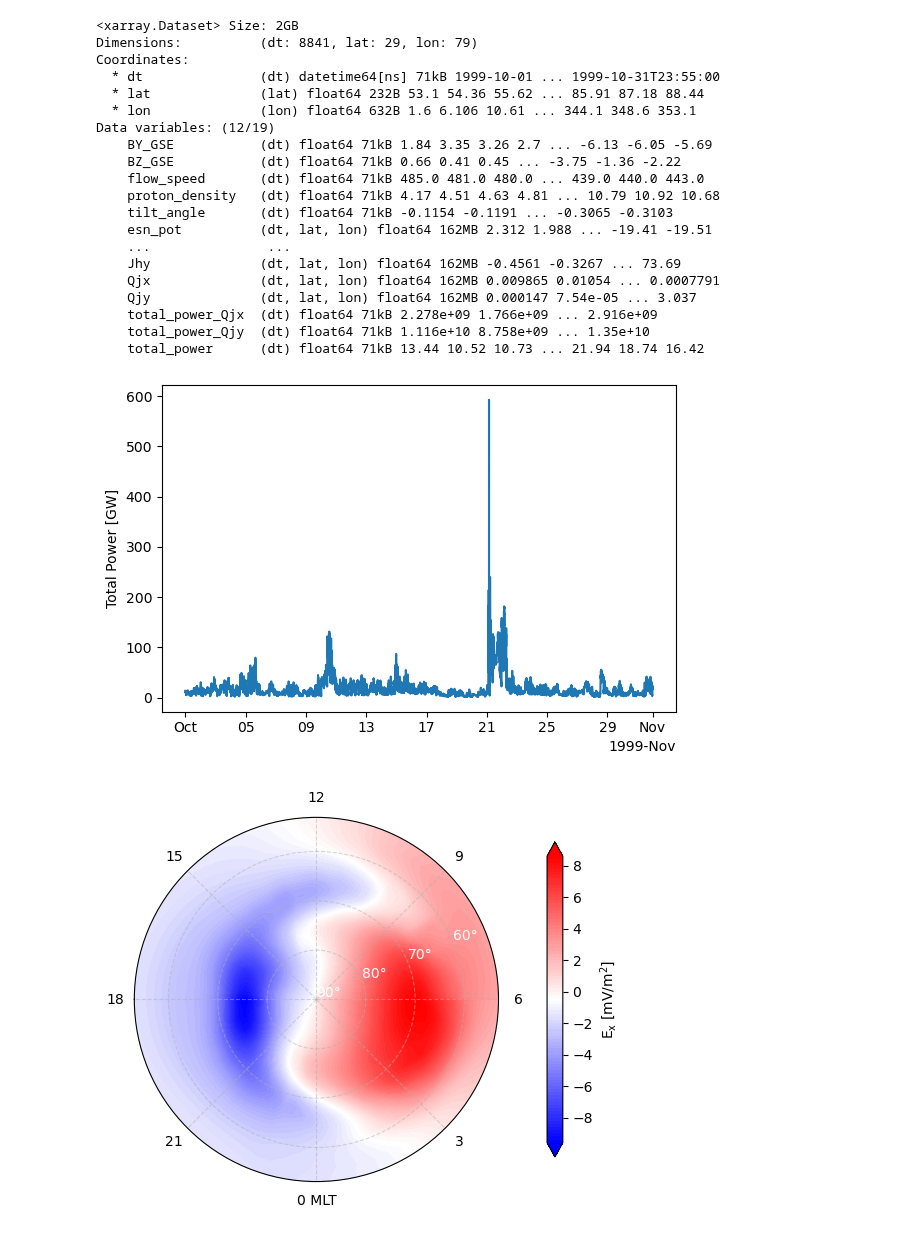
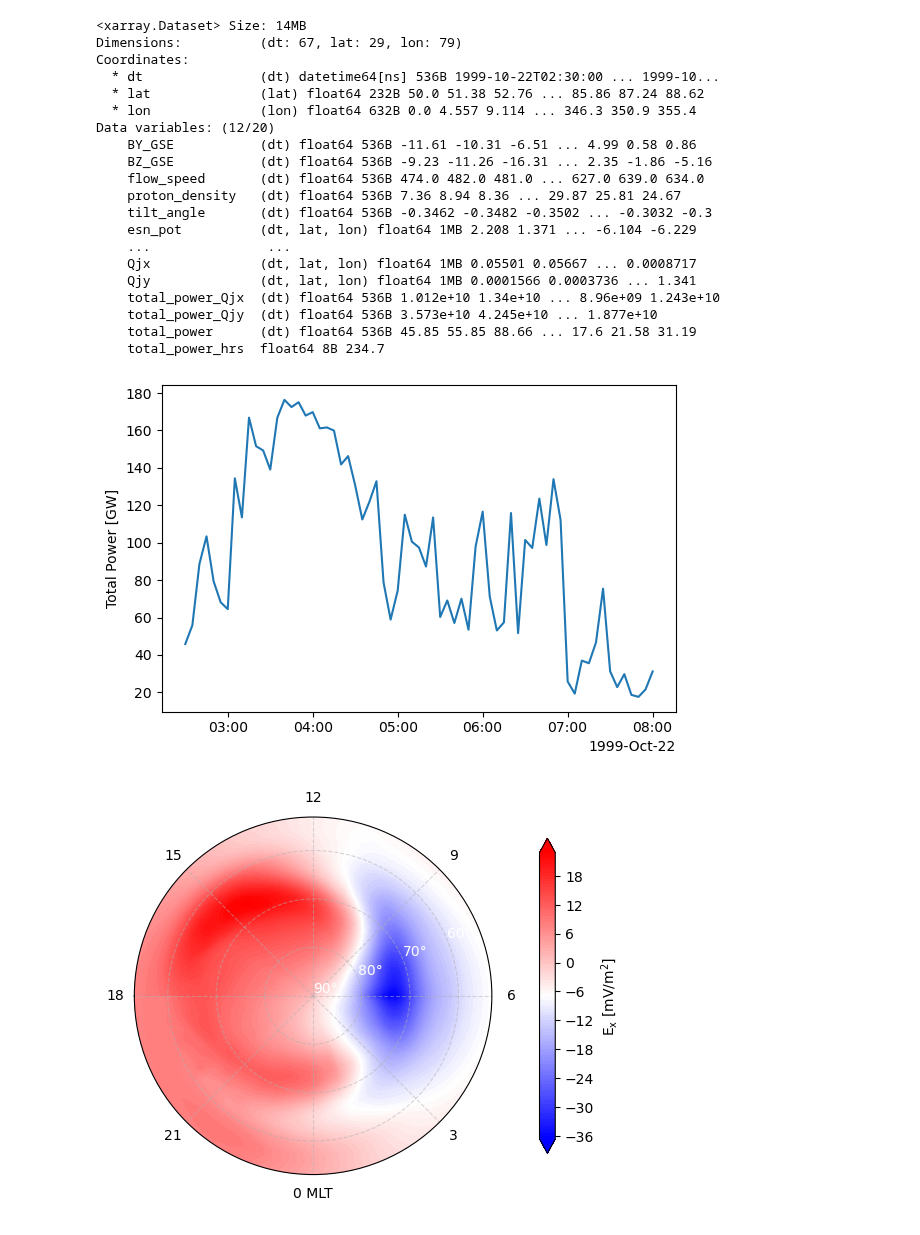
Before and after one commit to reddy-sachin/REPPU-ESN2, a Jupyter notebook: AE/Qj_ESN.ipynb, the cells around one changed output. Drawn from its saved outputs; the diff is of its cells as text; code cells hidden in the pictures.

```diff
--- a/AE/Qj_ESN.ipynb
+++ b/AE/Qj_ESN.ipynb
@@ -39,9 +40,12 @@ def open_omni():
     df['Timestamp_1min_omni'] = pd.to_datetime(df['Timestamp_1min_omni'])
 
     #df = df[df['Timestamp_1min_omni'] == '1999-10-22 05:50:00']
-    #df = df[df['Timestamp_1min_omni'].between('1999-10-22 03:00:00', '1999-10-22 08:30:00')]
+    df = df[df['Timestamp_1min_omni'].between('1999-10-22 02:30:00', '1999-10-22 08:00:00')]
     #df = df[df['Timestamp_1min_omni'].between('2004-01-01 00:00:00', '2004-12-31 23:59:59')]
-    #df = df[df['Timestamp_1min_omni'].between('1999-10-22 03:00:00', '1999-10-22 08:30:00')]
+    #df = df[df['Timestamp_1min_omni'].between('1999-10-21 21:00:00', '1999-10-23 00:00:00')]
+
+    #Weimer comparison
+    #df = df[df['Timestamp_1min_omni'].between('1995-10-18 15:00:00', '1995-10-19 00:00:00')]
 
     df = df.set_index('Timestamp_1min_omni')
     #df = df.resample('1h').mean(numeric_only=True)
@@ -70,9 +74,22 @@ def split_to_df(df):
 
     df = df.copy()
 
+    def calculate_tilt_angle(row):
+        t0 = datetime.datetime(1970, 1, 1)
+        t1 = row['Timestamp_1min_omni']
+        tdiff = (t1 - t0).total_seconds()
+        tilt_angle = geopack.recalc(tdiff) # Calculate dipole tilt angle
+
+        return tilt_angle
+
+    df['tilt_angle'] = df.apply(calculate_tilt_angle, axis=1)
+
     #create grid of lat and lon
-    lat = np.linspace(53.1, 89.7, 30) #30 intervals between 53.1° to 89.7°
-    lon = np.linspace(1.6, 357.6, 80) #80 intervals between 1.6° to 357.6°
+    lat = np.linspace(50, 90, 30) #30 intervals between 53.1° to 89.7°
+    lon = np.linspace(0, 360, 80) #80 intervals between 1.6° to 357.6°
+
+    #lat = np.linspace(53.1, 89.7, 30) #30 intervals between 53.1° to 89.7°
+    #lon = np.linspace(1.6, 357.6, 80) #80 intervals between 1.6° to 357.6°
 
     lat_mesh, lon_mesh = np.meshgrid(lat, lon)
     lats = lat_mesh.flatten()
@@ -208,7 +225,8 @@ def calculate_E(ds):
         delta_x = dlat * radius #111.32 km per degree
         delta_y = dlon * radius * np.cos(np.radians(lat1))
 
-        area = delta_x * delta_y
+        #area = delta_x * delta_y
+        area = radius**2 * (np.sin(np.radians(lat2)) - np.sin(np.radians(lat1))) * (np.radians(lon2) - np.radians(lon1))
         #avg_lat = np.radians(lat1 + lat2) / 2
         #area = radius**2 *  dlat * dlon * np.cos(avg_lat)
 
@@ -273,6 +291,7 @@ def calculate_E(ds):
         grad_x_full = np.zeros_like(potential, dtype=np.float64)
         grad_y_full = np.zeros_like(potential, dtype=np.float64)
 
+        # Fill in the gradients with the calculated values
         grad_x_full[:, :-1] = grad_x
         grad_x_full[:, -1] = (potential[:, -1] - potential[:, -2]) / delta_x[:, -1]  # Simple forward difference
 
@@ -480,33 +462,35 @@ def total_power(ds):
         ds_dt['total_power_Qjy'] = np.sum(np.abs(Qjy) * ds_dt['area'])
 
         ds_dt['total_power'] = (ds_dt['total_power_Qjx'] + ds_dt['total_power_Qjy']) / 1e9
+        #ds_dt['total_power'] =ds_dt['total_power_Qjx'] / 1e9
 
         data_array.append(ds_dt)
 
     ds = xr.concat(data_array, dim='dt')
-    ds = ds.where(ds['total_power'] < 600)
+    #ds = ds.where(ds['total_power'] < 600)
+    ds['total_power_hrs'] = np.cumsum(ds['total_power'].sum('dt')) / 27
     return ds
 
 ds_E = total_power(ds_E)
 ds_E
 # %% [output]
-<xarray.Dataset> Size: 2GB
-Dimensions:          (dt: 8841, lat: 29, lon: 79)
+<xarray.Dataset> Size: 14MB
+Dimensions:          (dt: 67, lat: 29, lon: 79)
 Coordinates:
-  * dt               (dt) datetime64[ns] 71kB 1999-10-01 ... 1999-10-31T23:55:00
-  * lat              (lat) float64 232B 53.1 54.36 55.62 ... 85.91 87.18 88.44
-  * lon              (lon) float64 632B 1.6 6.106 10.61 ... 344.1 348.6 353.1
-Data variables: (12/19)
-    BY_GSE           (dt) float64 71kB 1.84 3.35 3.26 2.7 ... -6.13 -6.05 -5.69
-    BZ_GSE           (dt) float64 71kB 0.66 0.41 0.45 ... -3.75 -1.36 -2.22
-    flow_speed       (dt) float64 71kB 485.0 481.0 480.0 ... 439.0 440.0 443.0
-    proton_density   (dt) float64 71kB 4.17 4.51 4.63 4.81 ... 10.79 10.92 10.68
-    tilt_angle       (dt) float64 71kB -0.1154 -0.1191 ... -0.3065 -0.3103
-    esn_pot          (dt, lat, lon) float64 162MB 2.312 1.988 ... -19.41 -19.51
+  * dt               (dt) datetime64[ns] 536B 1999-10-22T02:30:00 ... 1999-10...
+  * lat              (lat) float64 232B 50.0 51.38 52.76 ... 85.86 87.24 88.62
+  * lon              (lon) float64 632B 0.0 4.557 9.114 ... 346.3 350.9 355.4
+Data variables: (12/20)
+    BY_GSE           (dt) float64 536B -11.61 -10.31 -6.51 ... 4.99 0.58 0.86
+    BZ_GSE           (dt) float64 536B -9.23 -11.26 -16.31 ... 2.35 -1.86 -5.16
+    flow_speed       (dt) float64 536B 474.0 482.0 481.0 ... 627.0 639.0 634.0
+    proton_density   (dt) float64 536B 7.36 8.94 8.36 ... 29.87 25.81 24.67
+    tilt_angle       (dt) float64 536B -0.3462 -0.3482 -0.3502 ... -0.3032 -0.3
+    esn_pot          (dt, lat, lon) float64 1MB 2.208 1.371 ... -6.104 -6.229
     ...               ...
-    Jhy              (dt, lat, lon) float64 162MB -0.4561 -0.3267 ... 73.69
-    Qjx              (dt, lat, lon) float64 162MB 0.009865 0.01054 ... 0.0007791
-    Qjy              (dt, lat, lon) float64 162MB 0.000147 7.54e-05 ... 3.037
-    total_power_Qjx  (dt) float64 71kB 2.278e+09 1.766e+09 ... 2.916e+09
-    total_power_Qjy  (dt) float64 71kB 1.116e+10 8.758e+09 ... 1.35e+10
-    total_power      (dt) float64 71kB 13.44 10.52 10.73 ... 21.94 18.74 16.42
+    Qjx              (dt, lat, lon) float64 1MB 0.05501 0.05667 ... 0.0008717
+    Qjy              (dt, lat, lon) float64 1MB 0.0001566 0.0003736 ... 1.341
+    total_power_Qjx  (dt) float64 536B 1.012e+10 1.34e+10 ... 8.96e+09 1.243e+10
+    total_power_Qjy  (dt) float64 536B 3.573e+10 4.245e+10 ... 1.877e+10
+    total_power      (dt) float64 536B 45.85 55.85 88.66 ... 17.6 21.58 31.19
+    total_power_hrs  float64 8B 234.7
@@ -518,26 +507,27 @@ plt.xlabel(' ')
 plt.tight_layout()
 #plt.savefig('ESN_Total_Power.png', dpi=300)
 # %% [output]
-[figure, old version]
+[figure, new version]
 # %%
-theta = np.linspace(0, 360, 79)
+theta = np.linspace(0, 360, 79) +180
 theta_rad = np.deg2rad(theta)
 r = 90 - np.linspace(53.1, 90, 29)
 fig, axs = plt.subplots(subplot_kw={'projection': 'polar'}, figsize=(5.5, 4.5))
 
 Ex = ds_E['Ex'].mean(dim='dt').values / 1e-3
 contour = axs.contourf(theta_rad, r, Ex, cmap='bwr', levels=100, extend='both', center=0)
+#quiver = axs.quiver(theta_rad, r, ds_E['Ex'].mean(dim='dt').values, ds_E['Ey'].mean(dim='dt').values, scale=1, scale_units='inches', color='black')
 Qj_label = r'E$_\mathrm{x}$ [mV/m$^2$]'
 plt.colorbar(contour, ax=axs, label=f'{Qj_label}',pad=0.1,shrink=0.8)
 #axs.set_ylim([0, 50])
 axs.set_yticks([0, 10, 20, 30])
 axs.set_yticklabels(["90°", "80°", "70°", "60°"], color='white')
 axs.set_xlim([-np.pi, np.pi])
 axs.set_xticks(np.linspace(-np.pi, np.pi, 9)[1:])
 axs.set_xticklabels(["21", "0 MLT", "3", "6", "9", "12", "15", "18"])
 plt.grid(True, linestyle='--', alpha=0.5)
 plt.tight_layout()
 #plt.savefig('electric_field_avg.png', dpi=300)
 # %% [output]
-[figure, old version]
+[figure, new version]
 # %%
```
Also changed, not shown: parts of 18 cells of this notebook, 1 other file.
